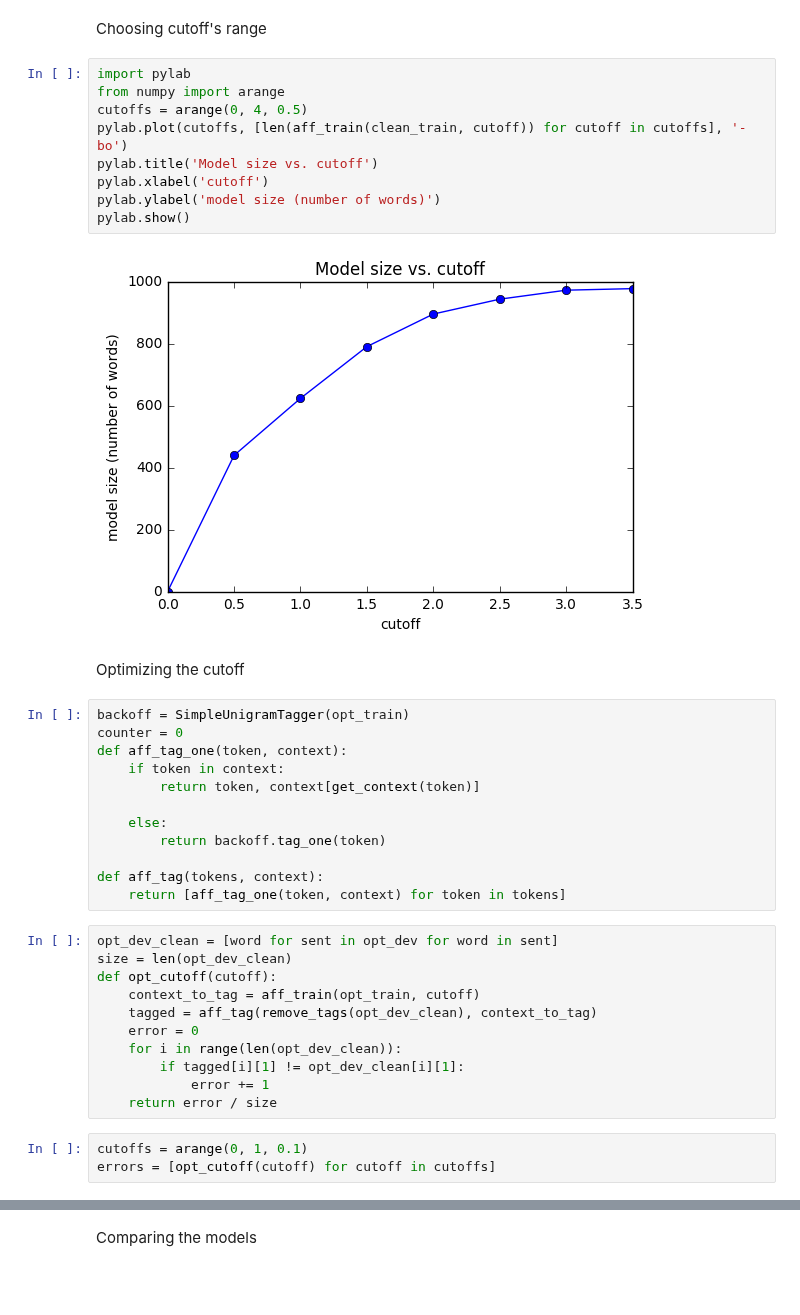
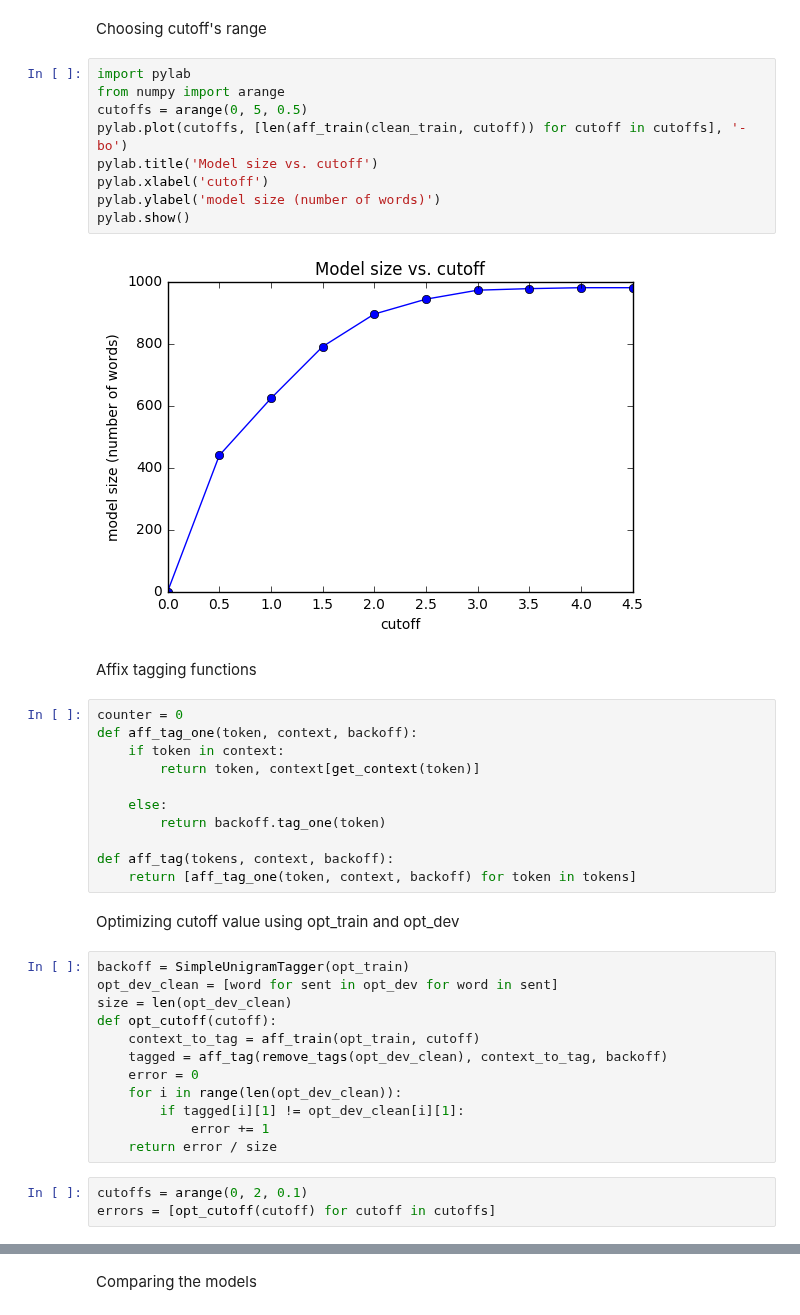
Before and after one commit to asnatm/nlpc, a Jupyter notebook: HW1.ipynb, the cells around one changed output, grey strips where cells are left out. Cells and saved outputs as stored; diff of their text form; blank space fills up the shorter version.

```diff
--- a/HW1.ipynb
+++ b/HW1.ipynb
@@ -344,39 +344,41 @@ Choosing cutoff's range
 # %%
 import pylab
 from numpy import arange
-cutoffs = arange(0, 4, 0.5)
+cutoffs = arange(0, 5, 0.5)
 pylab.plot(cutoffs, [len(aff_train(clean_train, cutoff)) for cutoff in cutoffs], '-bo')
 pylab.title('Model size vs. cutoff')
 pylab.xlabel('cutoff')
 pylab.ylabel('model size (number of words)')
 pylab.show()
 # %% [output]
-[figure, old version]
+[figure, new version]
-# %% [markdown]
-Optimizing the cutoff
+# %% [markdown]
+Affix tagging functions
 # %%
-backoff = SimpleUnigramTagger(opt_train)
 counter = 0
-def aff_tag_one(token, context):
+def aff_tag_one(token, context, backoff):
     if token in context:
         return token, context[get_context(token)]
 
     else:
         return backoff.tag_one(token)
 
-def aff_tag(tokens, context):
-    return [aff_tag_one(token, context) for token in tokens]
+def aff_tag(tokens, context, backoff):
+    return [aff_tag_one(token, context, backoff) for token in tokens]
+# %% [markdown]
+Optimizing cutoff value using opt_train and opt_dev
 # %%
+backoff = SimpleUnigramTagger(opt_train)
 opt_dev_clean = [word for sent in opt_dev for word in sent]
 size = len(opt_dev_clean)
 def opt_cutoff(cutoff):
     context_to_tag = aff_train(opt_train, cutoff)
-    tagged = aff_tag(remove_tags(opt_dev_clean), context_to_tag)
+    tagged = aff_tag(remove_tags(opt_dev_clean), context_to_tag, backoff)
     error = 0
     for i in range(len(opt_dev_clean)):
         if tagged[i][1] != opt_dev_clean[i][1]:
             error += 1
     return error / size
 # %%
-cutoffs = arange(0, 1, 0.1)
+cutoffs = arange(0, 2, 0.1)
 errors = [opt_cutoff(cutoff) for cutoff in cutoffs]
```
Also changed, not shown: parts of 24 cells of this notebook.
